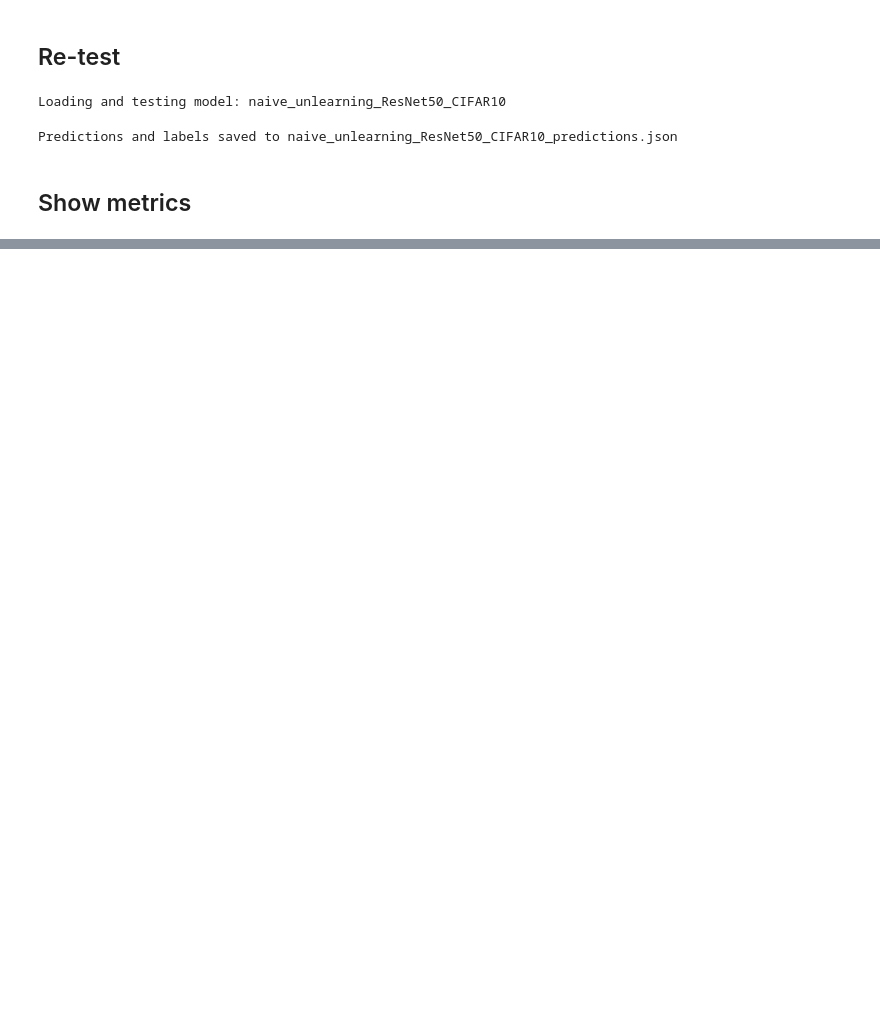
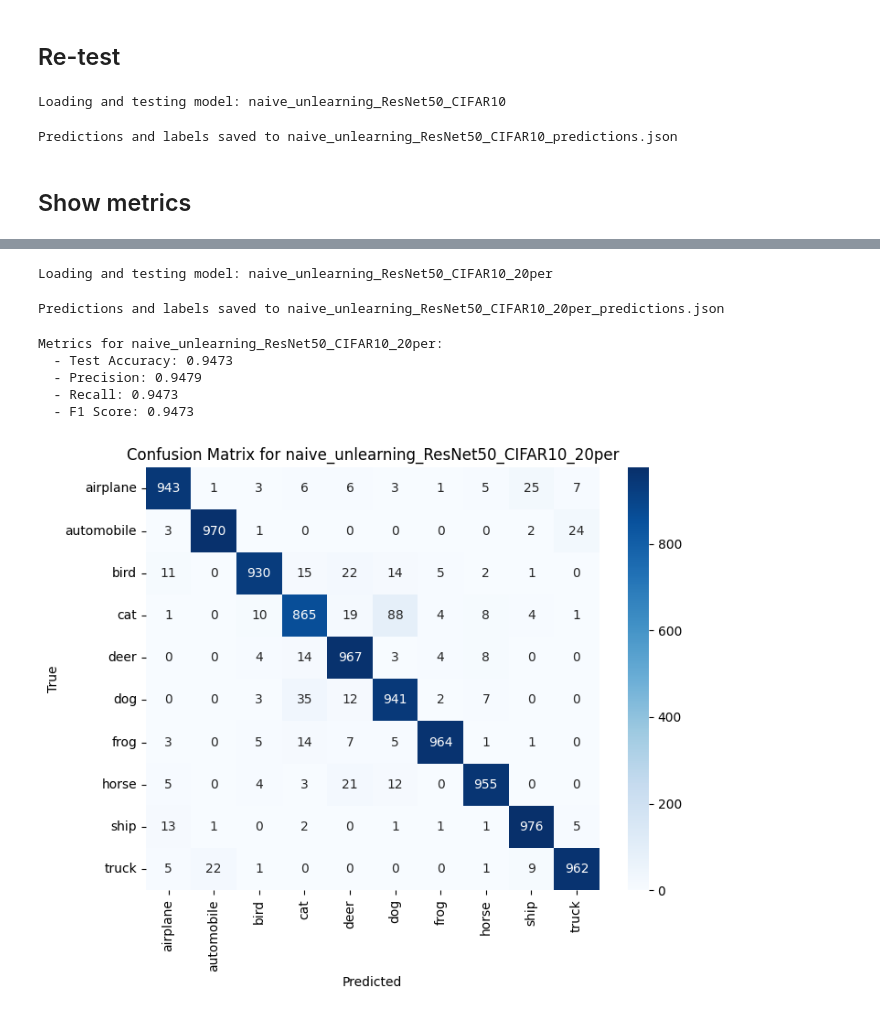
Before and after one commit to Jsrsky/machine_unlearning_experiments, a Jupyter notebook: experiments/cifar10/naive/resnet50-cifar10-and-naive-unlearning.ipynb, the cells around one changed output, grey strips where cells are left out. Saved outputs shown, nothing was run; the diff lists cells and outputs as text; code cells hidden in the pictures; blank space fills up the shorter version.

```diff
--- a/experiments/cifar10/naive/resnet50-cifar10-and-naive-unlearning.ipynb
+++ b/experiments/cifar10/naive/resnet50-cifar10-and-naive-unlearning.ipynb
@@ -240,0 +277,3 @@ Metrics for naive_unlearning_ResNet50_CIFAR10:
+# %%
+dataset = datasets.CIFAR10(root=data_root, train=True, transform=transform, download=True)
+test_dataset = datasets.CIFAR10(root=data_root, train=False, transform=transform, download=True)
@@ -240,0 +283,3 @@ Metrics for naive_unlearning_ResNet50_CIFAR10:
+# %%
+#ONLY ONCE
+select_samples_to_unlearn(data_splits_file, unlearn_samples_file, unlearn_ratio=0.2)
@@ -240,0 +288,2 @@ Metrics for naive_unlearning_ResNet50_CIFAR10:
+# %%
+update_splits_after_unlearning(data_splits_file, unlearn_samples_file, updated_data_splits_path)
@@ -240,0 +292,5 @@ Metrics for naive_unlearning_ResNet50_CIFAR10:
+# %%
+train_loader, val_loader, test_loader, classes = recreate_dataloaders(
+    data_splits_file=updated_data_splits_path,
+    datasets=(train_dataset, test_dataset),
+    batch_size=BATCH_SIZE)
@@ -240,0 +322,16 @@ Metrics for naive_unlearning_ResNet50_CIFAR10:
+# %%
+model_path = f"{model_name}_model.pth"
+test_model(model, model_name, model_path, test_loader)
+# %% [output]
+Loading and testing model: naive_unlearning_ResNet50_CIFAR10_20per
+Predictions and labels saved to naive_unlearning_ResNet50_CIFAR10_20per_predictions.json
+# %%
+predictions_path = f'{model_name}_predictions.json'
+show_metrics(predictions_path, classes, model_name)
+# %% [output]
+Metrics for naive_unlearning_ResNet50_CIFAR10_20per:
+  - Test Accuracy: 0.9473
+  - Precision: 0.9479
+  - Recall: 0.9473
+  - F1 Score: 0.9473
+[figure, added]
```
Also changed, not shown: parts of 22 cells of this notebook, 19 other files.
